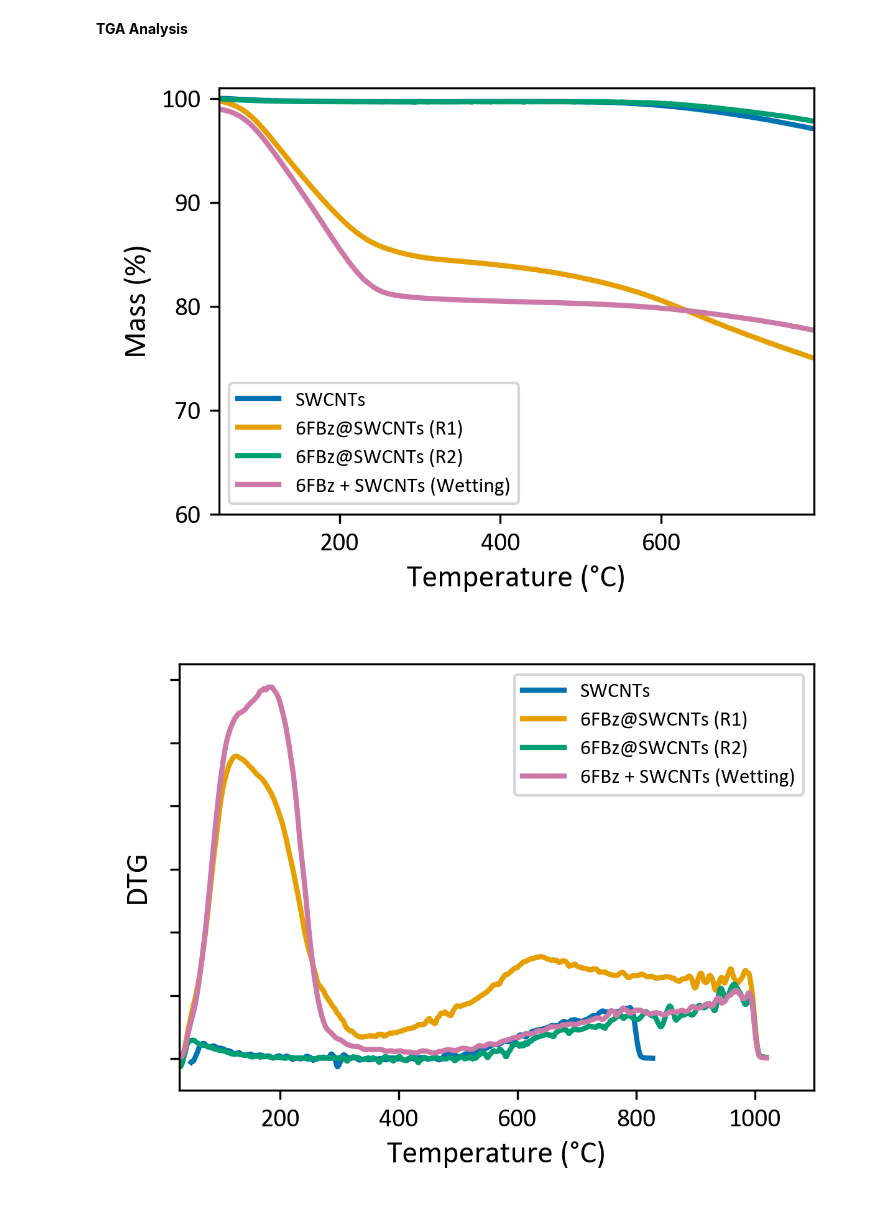
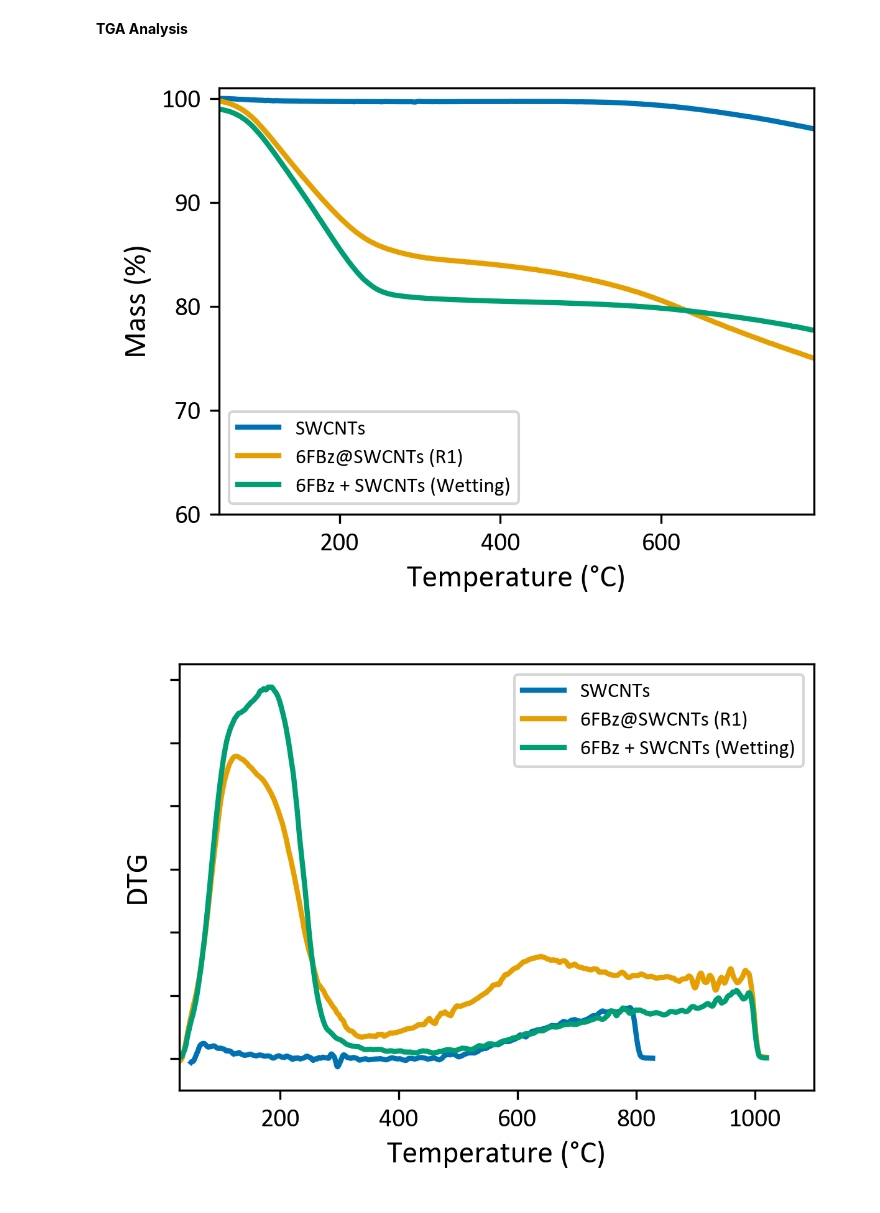
Before and after one commit to CristianMB/DataAnalysis_PhD_FUB, a Jupyter notebook: TGA/TGA_6FBZ@P2/2604_TGA_6FBz@P2_N2Atmosphere.ipynb, the cells around one changed output. Cells and saved outputs as stored; diff of their text form; code cells hidden in the pictures.

```diff
--- a/TGA/TGA_6FBZ@P2/2604_TGA_6FBz@P2_N2Atmosphere.ipynb
+++ b/TGA/TGA_6FBZ@P2/2604_TGA_6FBz@P2_N2Atmosphere.ipynb
@@ -307,37 +307,38 @@ def compute_dtg(df, step=1.0, smooth_window=20):
 # %%
 DFs = [#df_A_fixed,
        #dfB,
          dfC,
            dfD,
-             dfE,
+             #dfE,
                dfF
              ]
 
 DF_labels = [
     #"P2 (Test)",
     #"P2 (R1)",
     "SWCNTs",
 
     "6FBz@SWCNTs (R1)",
-    "6FBz@SWCNTs (R2)",
+    #"6FBz@SWCNTs (R2)",
     "6FBz + SWCNTs (Wetting)"
 ]
-save_dir = r"H:\FUBerlin\Writing and Summaries\6FBz@P2-SWCNTs\Figures"
+#save_dir = r"H:\FUBerlin\Writing and Summaries\6FBz@P2-SWCNTs\Figures"
 
 TGA_DFs = [process_tga(df, label) for df, label in zip(DFs, DF_labels)]
+
 plot_tga(TGA_DFs)
-plt.savefig(
-    save_dir + r"\TGA.png",
-    dpi=300,
-    bbox_inches="tight"
-)
+#plt.savefig(
+#    save_dir + r"\TGA.png",
+#    dpi=300,
+#    bbox_inches="tight"
+#)
 DTGA_DFs = [compute_dtg(df, smooth_window=10) for df in TGA_DFs]
 plot_dtg(DTGA_DFs)
-plt.savefig(
-    save_dir + r"\DTGA.png",
-    dpi=300,
-    bbox_inches="tight"
-)
+#plt.savefig(
+#    save_dir + r"\DTGA.png",
+#    dpi=300,
+#    bbox_inches="tight"
+#)
 # %% [output]
-[figure, old version]
+[figure, new version]
-[figure, old version]
+[figure, new version]
```
Also changed, not shown: 3 other files.
